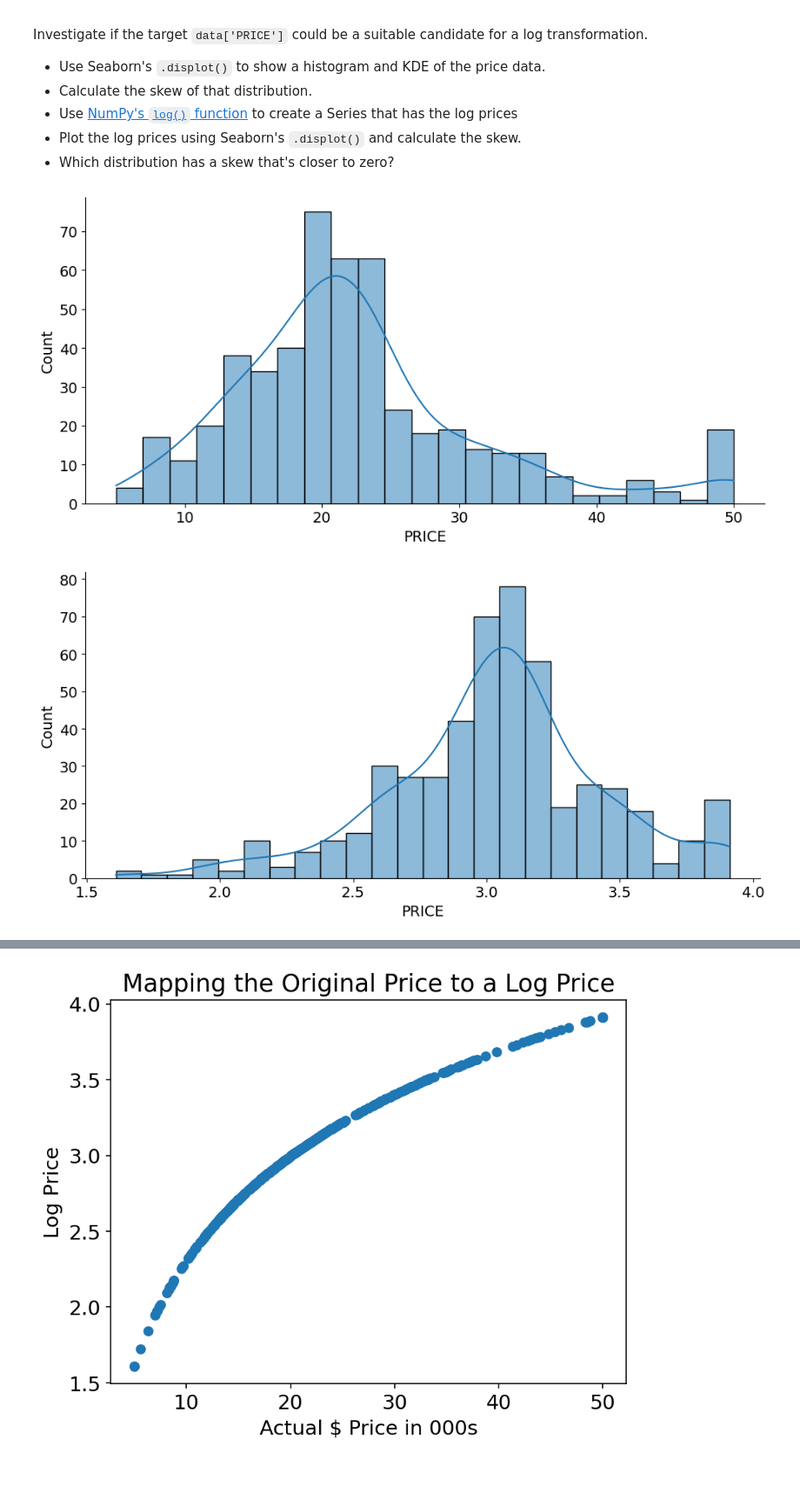
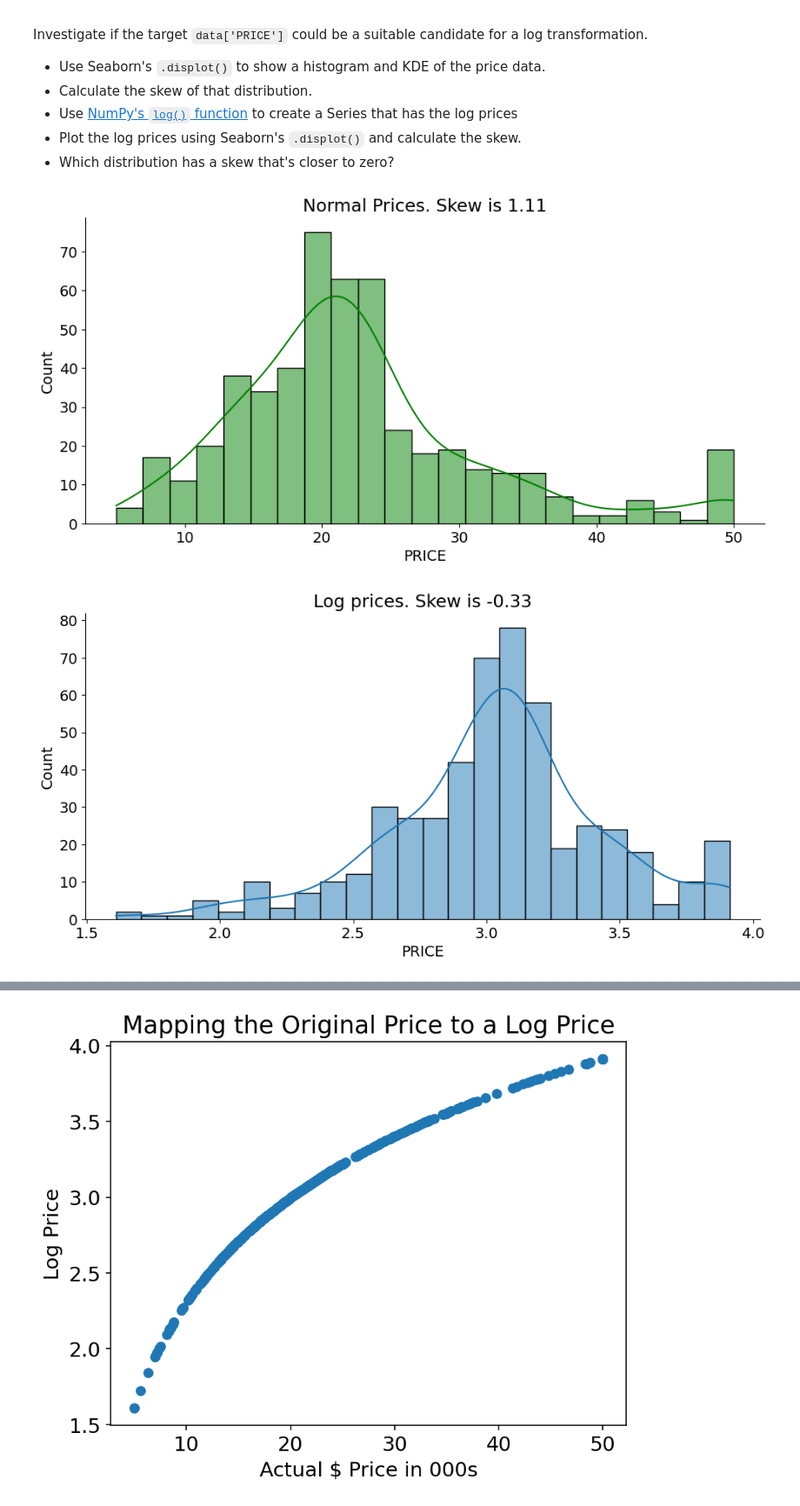
Before and after one commit to renankin/100-days-of-code, a Jupyter notebook: day-081/multivariable-regression/Multivariable_Regression_and_Valuation_Model_(start).ipynb, the cells around one changed output, grey strips where cells are left out. Shown at 87% size. Drawn from its saved outputs; the diff is of its cells as text; code cells hidden in the pictures; blank space fills up the shorter version.

```diff
--- a/day-081/multivariable-regression/Multivariable_Regression_and_Valuation_Model_(start).ipynb
+++ b/day-081/multivariable-regression/Multivariable_Regression_and_Valuation_Model_(start).ipynb
@@ -544,22 +570,29 @@ Investigate if the target `data['PRICE']` could be a suitable candidate for a lo
 * Plot the log prices using Seaborn's `.displot()` and calculate the skew.
 * Which distribution has a skew that's closer to zero?
 # %%
+tgt_skew = data["PRICE"].skew()
+
 sns.displot(data,
             x="PRICE",
             aspect=2,
-            kde=True)
+            kde=True,
+            color="green")
+
+plt.title(f"Normal Prices. Skew is {tgt_skew:.3}")
 
 plt.show()
 # %% [output]
-[figure, old version]
+[figure, new version]
 # %%
-sns.displot(x=np.log(data.PRICE),
-            aspect=2,
-            kde=True)
+y_log = np.log(data.PRICE)
+
+sns.displot(y_log, aspect=2, kde=True)
+
+plt.title(f"Log prices. Skew is {y_log.skew():.3}")
 
 plt.show()
 # %% [output]
-[figure, old version]
+[figure, new version]
 # %% [markdown]
 #### How does the log transformation work?
 
```
Also changed, not shown: parts of 43 cells of this notebook.
